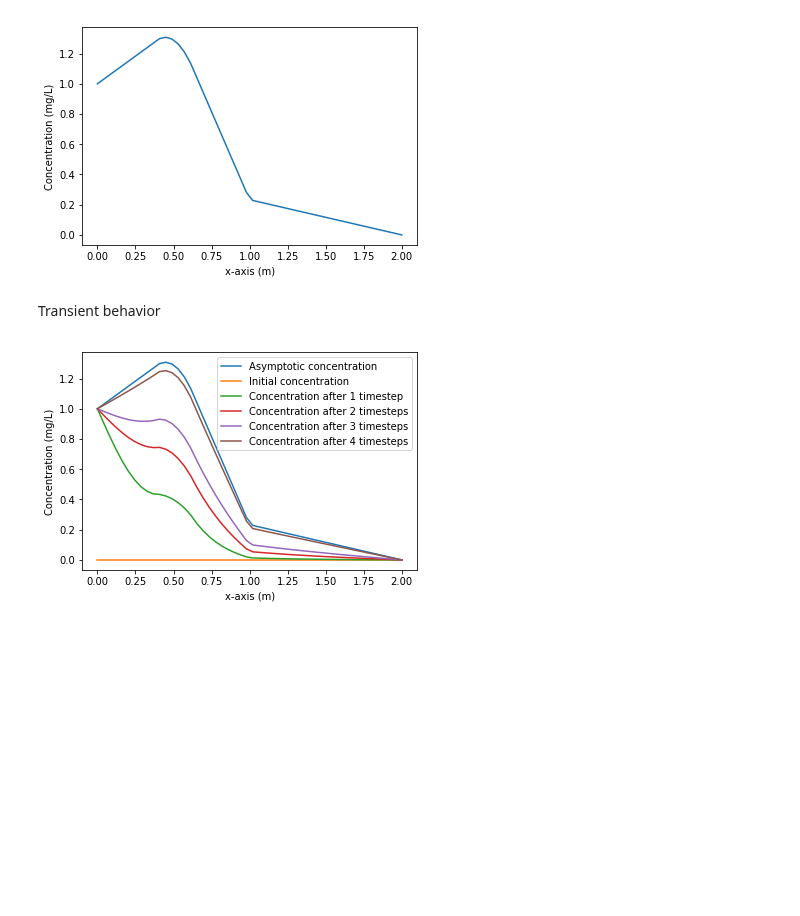
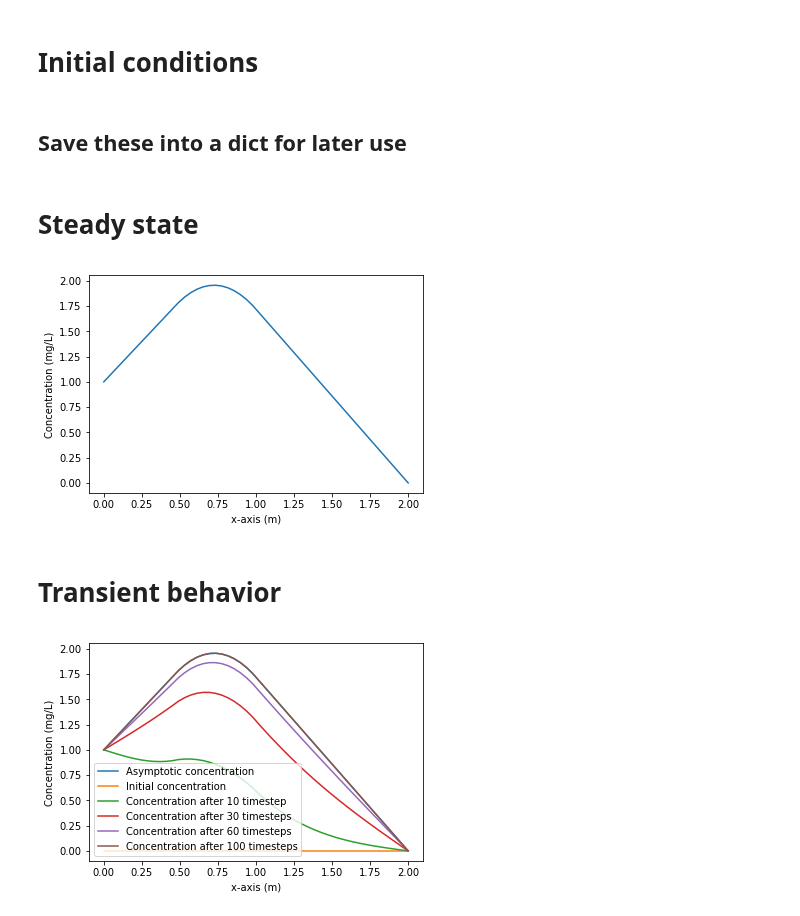
Before and after one commit to phaustin/e213_2019, a Jupyter notebook: notebooks/FiniteVolume/Transient.ipynb, the cells around one changed output. Drawn from its saved outputs; the diff is of its cells as text; code cells hidden in the pictures; blank space fills up the shorter version.

Commit message:
Corrected Transient

```diff
--- a/notebooks/FiniteVolume/Transient.ipynb
+++ b/notebooks/FiniteVolume/Transient.ipynb
@@ -56,3 +53,5 @@ def Build_1D_Inhomo_Matrix_Source(bc_left, bc_right, n, D, Width, poro,Q):
             Matrix[i][i+1] = - East
             Matrix[i][i-1] = - West
     return Matrix, RHS
+# %% [markdown]
+# Initial conditions
@@ -58,0 +72,2 @@ def Build_1D_Inhomo_Matrix_Source(bc_left, bc_right, n, D, Width, poro,Q):
+# %% [markdown]
+## Save these into a dict for later use
@@ -59,16 +88,6 @@ def Build_1D_Inhomo_Matrix_Source(bc_left, bc_right, n, D, Width, poro,Q):
+# %% [markdown]
+# Steady state
 # %%
-c_left = 1
-c_right = 0
-n = 50
-Diff = 2e-9
-D = Diff*np.ones(n)
-Q = np.zeros(n)
-Q[int(n/5):int(n/3)] = 1e-9 #mg/L/s
-
-for i in range(int(n/2)):
-    D[i] = Diff/10
-Width = 2
-poro = 0.4
 x = np.linspace(0,Width,n)
 A, b = Build_1D_Inhomo_Matrix_Source(c_left, c_right, n, D, Width, poro,Q)
 
@@ -77,46 +96,39 @@ plt.plot(x, c_final, label="Concentration")
 plt.xlabel("x-axis (m)")
 plt.ylabel("Concentration (mg/L)");
 # %% [output]
-[figure, old version]
+[figure, new version]
-# %% [markdown]
-Transient behavior
+# %% [markdown]
+# Transient behavior
 # %%
-nTstp = 200
-dt = 1e7
+def calc_conc(Diff=None,D=None,Width=None,c_left=None,c_right=None,
+             poro=None,Q=None,c_init=None,n=None,nTstp=None,dt=None):
 
-Diff = 2e-9
-D = Diff*np.ones(n)
-Q = np.zeros(n)
-Q[int(n/5):int(n/3)] = 1e-9 #mg/L/s
-for i in range(int(n/2)):
-    D[i] = Diff/10
-Width = 2
+    x = np.linspace(0,Width,n)
+    A, b = Build_1D_Inhomo_Matrix_Source(c_left, c_right, n, D, Width, poro, Q)
 
-poro = 0.4
-x = np.linspace(0,Width,n)
-A, b = Build_1D_Inhomo_Matrix_Source(c_left, c_right, n, D, Width, poro, Q)
-
-c = np.zeros((nTstp,n))
-
-for t in range(nTstp-1):
+    c = c_init
     Abis = np.zeros((n,n))
     Bbis = np.zeros(n)
-    for i in range(n):
-        Abis[i][i] = poro/dt
-        Bbis[i] = c[t][i]*poro/dt
-    Aa = A + Abis
-    bb = b + Bbis
-    cnew = np.linalg.solve(Aa,bb)
-    c[t+1][:]=cnew
+    for t in range(nTstp-1):
+        for i in range(n):
+            Abis[i][i] = 0 #poro/dt
+            Bbis[i] = 0 #c[t][i]*poro/dt
+        Aa = A + Abis
+        bb = b + Bbis
+        cnew = np.linalg.solve(Aa,bb)
+        c[t+1][:]=cnew
+    return x,c
+
+x,c = calc_conc(**init_dict)
 
 plt.plot(x,c_final, label="Asymptotic concentration")
 plt.plot(x, c[0][:], label="Initial concentration")
-plt.plot(x, c[24][:], label="Concentration after 1 timestep")
-plt.plot(x, c[49][:], label="Concentration after 2 timesteps")
-plt.plot(x, c[74][:], label="Concentration after 3 timesteps")
-plt.plot(x, c[nTstp-1][:], label="Concentration after 4 timesteps")
+plt.plot(x, c[10][:], label="Concentration after 10 timestep")
+plt.plot(x, c[30][:], label="Concentration after 30 timesteps")
+plt.plot(x, c[60][:], label="Concentration after 60 timesteps")
+plt.plot(x, c[nTstp-1][:], label="Concentration after 100 timesteps")
 plt.xlabel("x-axis (m)")
 plt.ylabel("Concentration (mg/L)");
 plt.legend();
 # %% [output]
-[figure, old version]
+[figure, new version]
```
Also changed, not shown: parts of 8 cells of this notebook, 1 other file.
